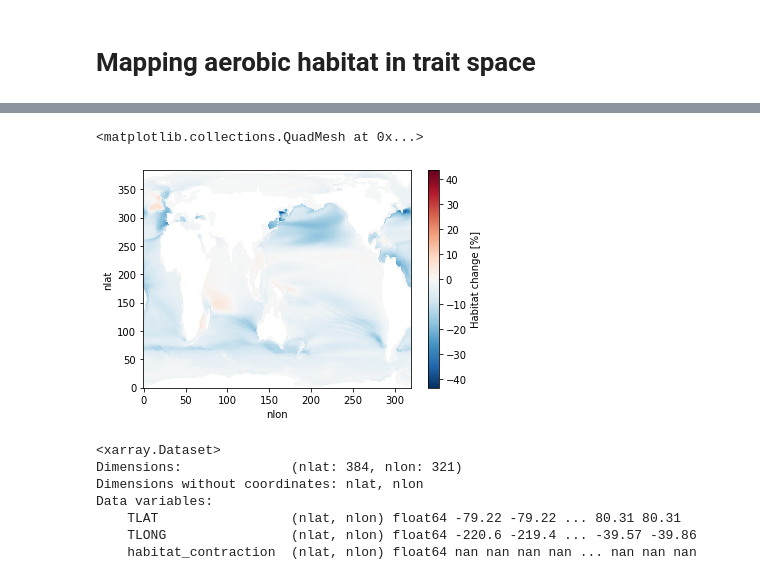
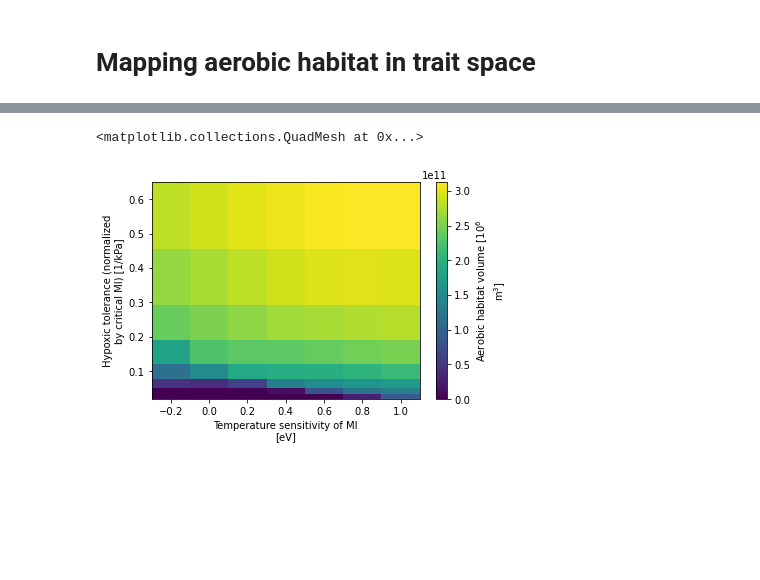
Before and after one commit to matt-long/aerobic-safety-margins, a Jupyter notebook: _sources/aerobic-habitat-trait-space.ipynb, the cells around one changed output, grey strips where cells are left out. Saved outputs shown, nothing was run; the diff lists cells and outputs as text; code cells hidden in the pictures; blank space fills up the shorter version.

```diff
--- a/_sources/aerobic-habitat-trait-space.ipynb
+++ b/_sources/aerobic-habitat-trait-space.ipynb
@@ -44,11 +75,0 @@ Workers
-# %%
-catalog_json_file = funnel.to_intake_esm(agg_member_id=True)
-
-sub_spec = dict(
-    name='drift-corrected',
-    experiment=['20C', 'RCP85'],
-    member_id=dc.ocean_bgc_member_ids[1:13],
-)
-print('WARNING: TRUCATED ENS LIST')
-catalog = funnel.to_intake_esm(agg_member_id=False).search(**sub_spec)
-catalog
@@ -117,0 +76,13 @@ dsets_2
+# %%
+cat = catalog.search(variable='vol_habitat_trait_spc')
+dsets = cat.to_dataset_dict(zarr_kwargs={'use_cftime': True})
+keys = list(dsets.keys())
+
+exp_keys = ['20C.ocn.pop.h.drift-corrected', 'RCP85.ocn.pop.h.drift-corrected']
+ds = xr.concat([dsets[k] for k in exp_keys], dim='time', coords='minimal').compute()
+
+ds.vol_habitat_trait_spc.data *= 1e-6 * 1e-6  # convert from cm^3 to 10^6 m^6
+ds.vol_habitat_trait_spc.attrs['units'] = '10$^6$ m$^3$'
+ds.vol_habitat_trait_spc.attrs['long_name'] = 'Aerobic habitat volume'
+
+ds
@@ -214,4 +108,0 @@ Attributes: (0)
-# %%
-exp_keys = ['20C.ocn.pop.h.drift-corrected', 'RCP85.ocn.pop.h.drift-corrected']
-ds = xr.concat([dsets[k] for k in exp_keys], dim='time', coords='minimal')
-ds
@@ -326,0 +109,13 @@ Attributes:
+# %%
+with xr.set_options(keep_attrs=True):
+    vol_hab_ref = ds.vol_habitat_trait_spc.isel(time=tndx_ref).mean(['member_id', 'time'])
+    vol_hab_ref_std = ds.vol_habitat_trait_spc.isel(time=tndx_ref).std(['member_id', 'time'])
+
+    vol_hab_2100 = ds.vol_habitat_trait_spc.isel(time=tndx_2100).mean(['member_id', 'time'])
+    vol_hab_2100_std = ds.vol_habitat_trait_spc.isel(time=tndx_2100).std(['member_id', 'time'])
+
+    # vol_hab_ref_percent = 100.0 * vol_hab_ref / total_volume
+    # vol_hab_ref_percent.attrs['long_name'] = 'Ocean volume'
+    # vol_hab_ref_percent.attrs['units'] = '%'
+
+vol_hab_2100
@@ -327,16 +145,5 @@ Attributes:
 # %%
-habitat_contraction.plot()
+vol_hab_2100.plot()
 # %% [output]
 <matplotlib.collections.QuadMesh at 0x...>
-[figure, old version]
+[figure, new version]
-# %%
-ds_plot = util.pop_add_cyclic(habitat_contraction.to_dataset())
-ds_plot
-# %% [output]
-<xarray.Dataset>
-Dimensions:              (nlat: 384, nlon: 321)
-Dimensions without coordinates: nlat, nlon
-Data variables:
-    TLAT                 (nlat, nlon) float64 -79.22 -79.22 ... 80.31 80.31
-    TLONG                (nlat, nlon) float64 -220.6 -219.4 ... -39.57 -39.86
-    habitat_contraction  (nlat, nlon) float64 nan nan nan nan ... nan nan nan
```
Also changed, not shown: parts of 26 cells of this notebook, 50 other files.
